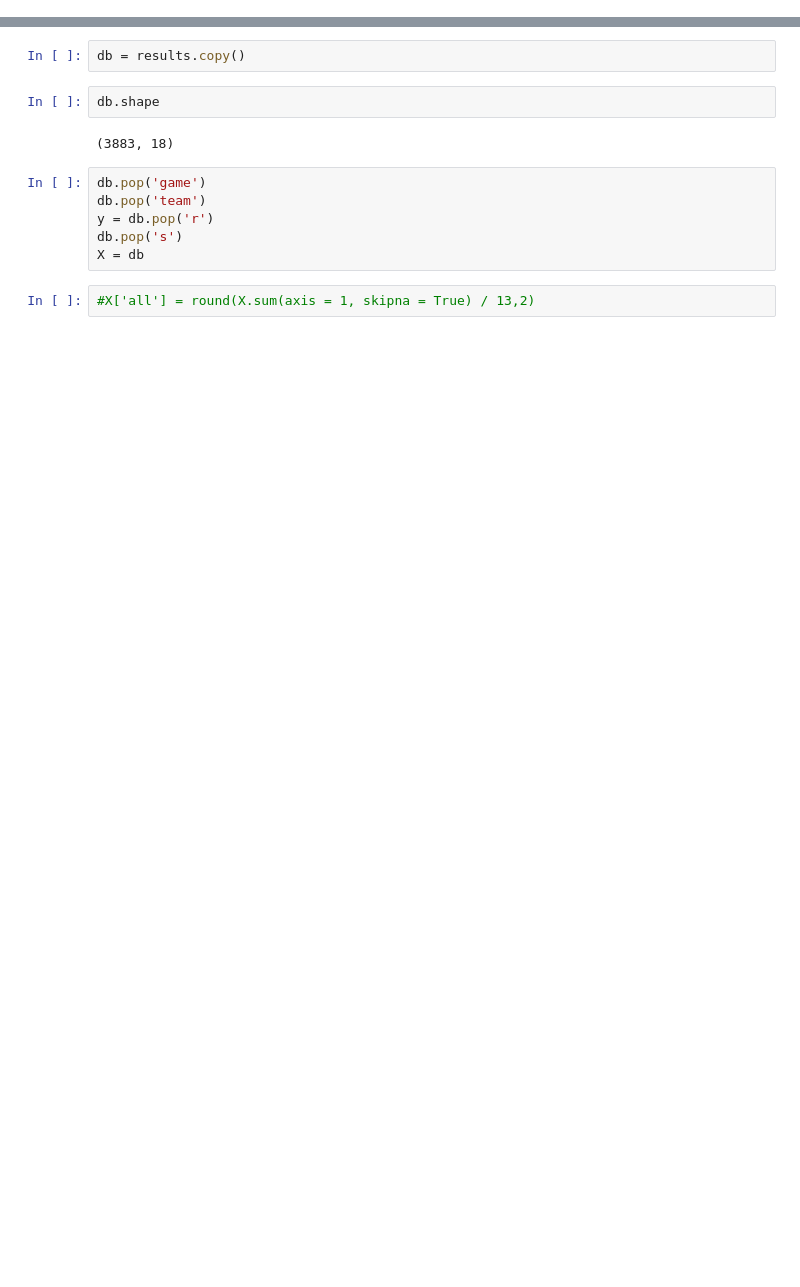
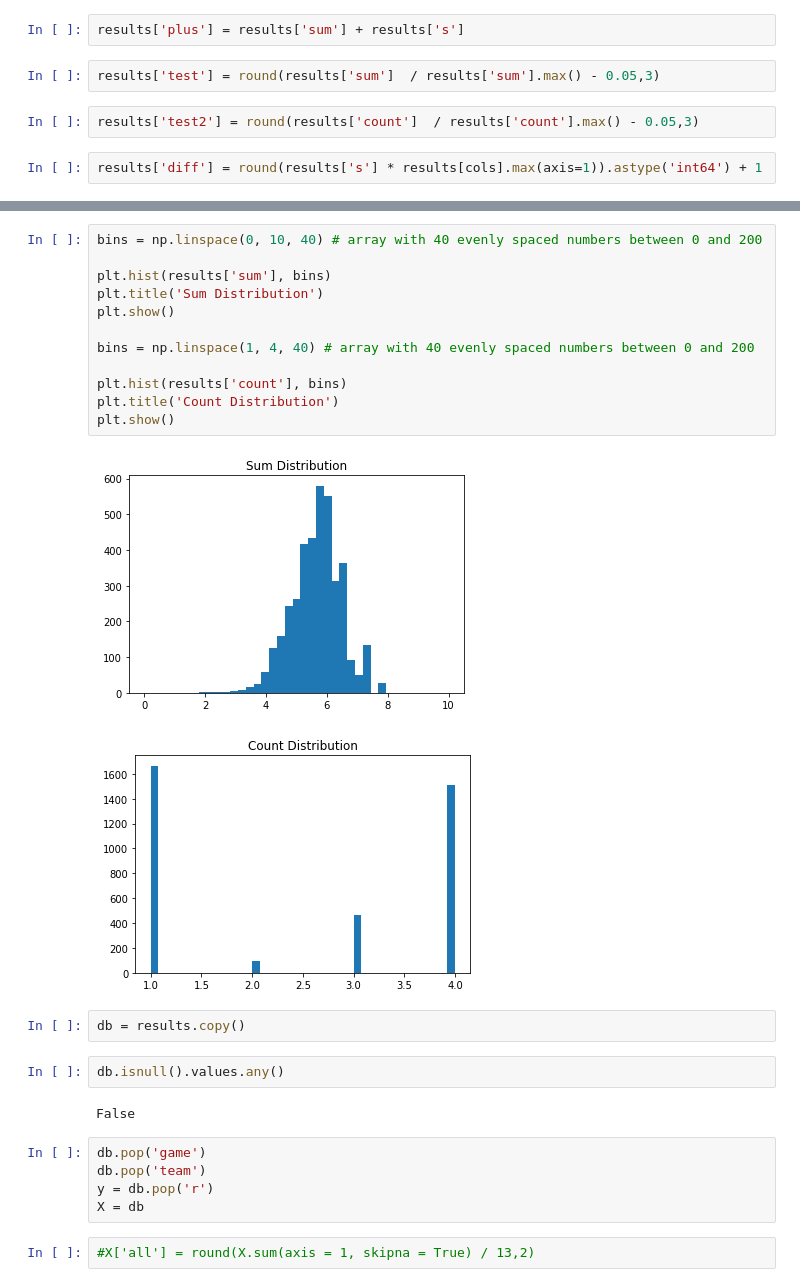
Before and after one commit to tamccullough/nutmeg, a Jupyter notebook: soccer_result_train_classifier.ipynb, the cells around one changed output, grey strips where cells are left out. Cells and saved outputs as stored; diff of their text form; blank space fills up the shorter version.

```diff
--- a/soccer_result_train_classifier.ipynb
+++ b/soccer_result_train_classifier.ipynb
@@ -75,0 +41,8 @@ def pump_it_up(db):
+# %%
+results['plus'] = results['sum'] + results['s']
+# %%
+results['test'] = round(results['sum']  / results['sum'].max() - 0.05,3)
+# %%
+results['test2'] = round(results['count']  / results['count'].max() - 0.05,3)
+# %%
+results['diff'] = round(results['s'] * results[cols].max(axis=1)).astype('int64') + 1
@@ -76,14 +74,28 @@ def pump_it_up(db):
+# %%
+bins = np.linspace(0, 10, 40) # array with 40 evenly spaced numbers between 0 and 200
+
+plt.hist(results['sum'], bins)
+plt.title('Sum Distribution')
+plt.show()
+
+bins = np.linspace(1, 4, 40) # array with 40 evenly spaced numbers between 0 and 200
+
+plt.hist(results['count'], bins)
+plt.title('Count Distribution')
+plt.show()
+# %% [output]
+[figure, added]
+[figure, added]
 # %%
 db = results.copy()
-# %%
-db.shape
-# %% [output]
-(3883, 18)
+# %%
+db.isnull().values.any()
+# %% [output]
+False
 # %%
 db.pop('game')
 db.pop('team')
 y = db.pop('r')
-db.pop('s')
 X = db
 # %%
 #X['all'] = round(X.sum(axis = 1, skipna = True) / 13,2)
```
Also changed, not shown: parts of 40 cells of this notebook, 1 other file.
